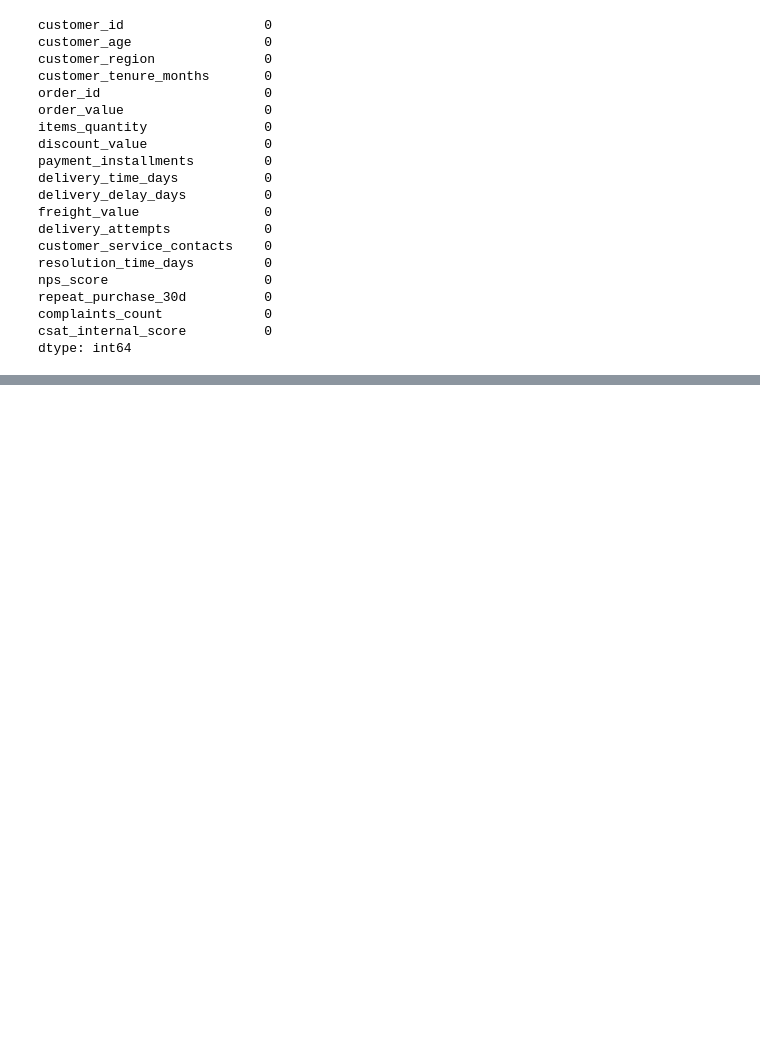
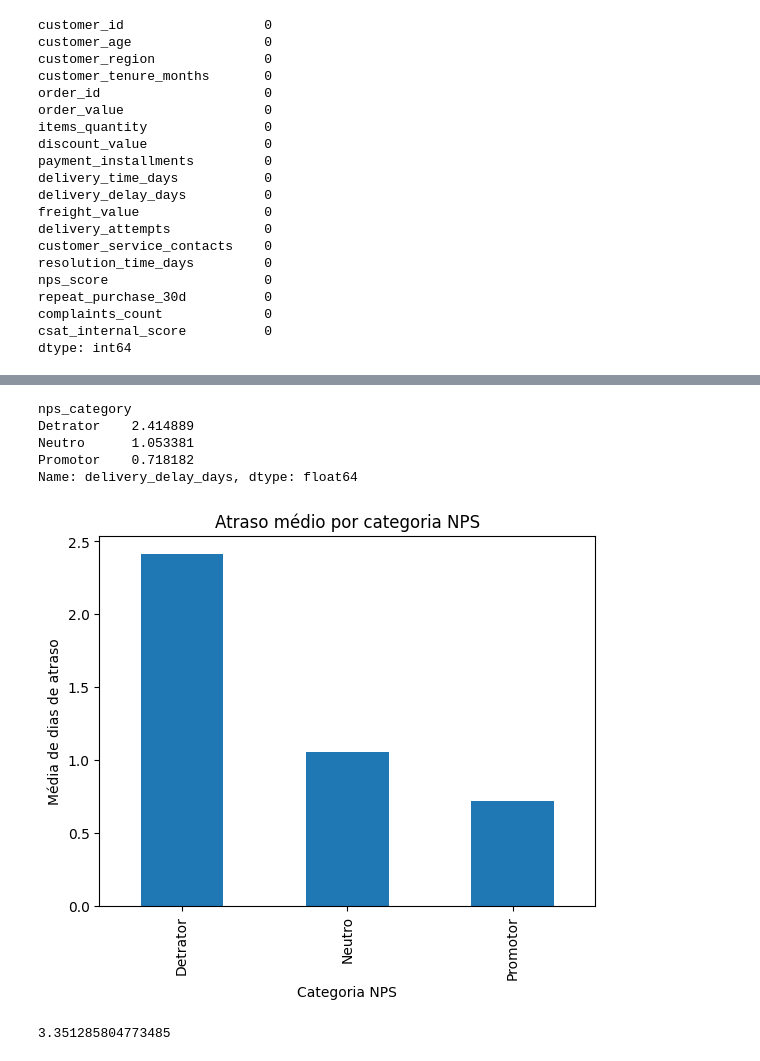
Before and after one commit to guilhermealvdev/nps-preditivo, a Jupyter notebook: notebooks/eda.ipynb, the cells around one changed output, grey strips where cells are left out. Cells and saved outputs as stored; diff of their text form; code cells hidden in the pictures; blank space fills up the shorter version.

```diff
--- a/notebooks/eda.ipynb
+++ b/notebooks/eda.ipynb
@@ -100,0 +201,11 @@ dtype: int64
+# %%
+def categorize_nps(score):
+    if score < 7:
+        return "Detrator"
+    elif score < 9:
+        return "Neutro"
+    else:
+        return "Promotor"
+
+df["nps_category"] = df["nps_score"].apply(categorize_nps)
+df[["nps_score", "nps_category"]].head()
@@ -100,0 +249,21 @@ dtype: int64
+# %%
+df.groupby("nps_category")["delivery_delay_days"].mean()
+# %% [output]
+nps_category
+Detrator    2.414889
+Neutro      1.053381
+Promotor    0.718182
+Name: delivery_delay_days, dtype: float64
+# %%
+df.groupby("nps_category")["delivery_delay_days"].mean().plot(kind="bar")
+plt.xlabel("Categoria NPS")
+plt.ylabel("Média de dias de atraso")
+plt.title("Atraso médio por categoria NPS")
+plt.show()
+# %% [output]
+[figure, added]
+# %%
+dif_detrator_promotor = 2.534306/0.756219
+print(dif_detrator_promotor)
+# %% [output]
+3.351285804773485
```
Also changed, not shown: parts of 41 cells of this notebook.
